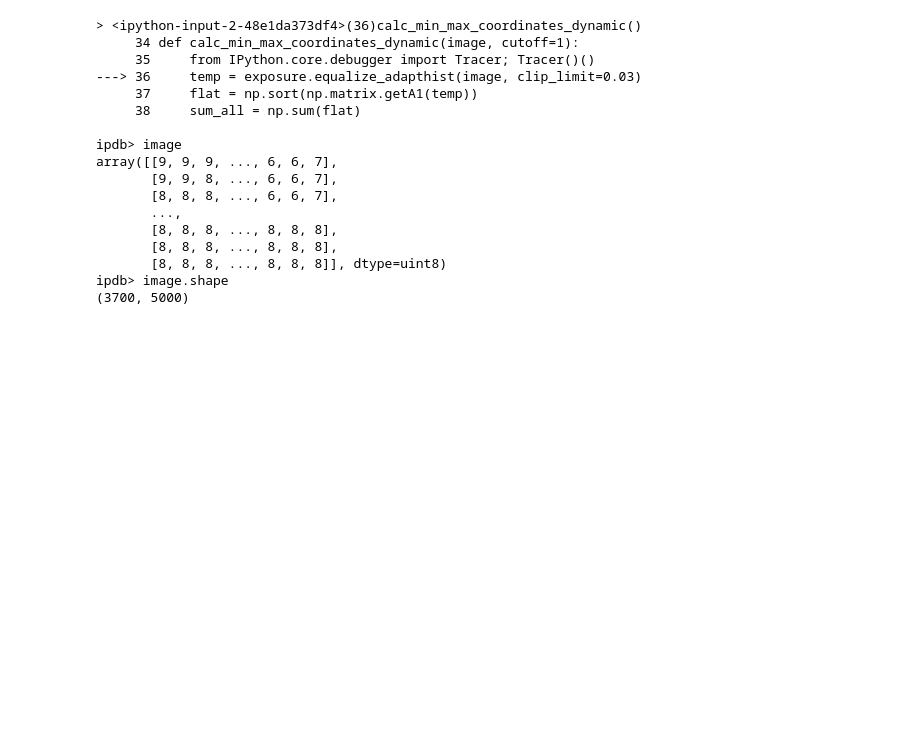
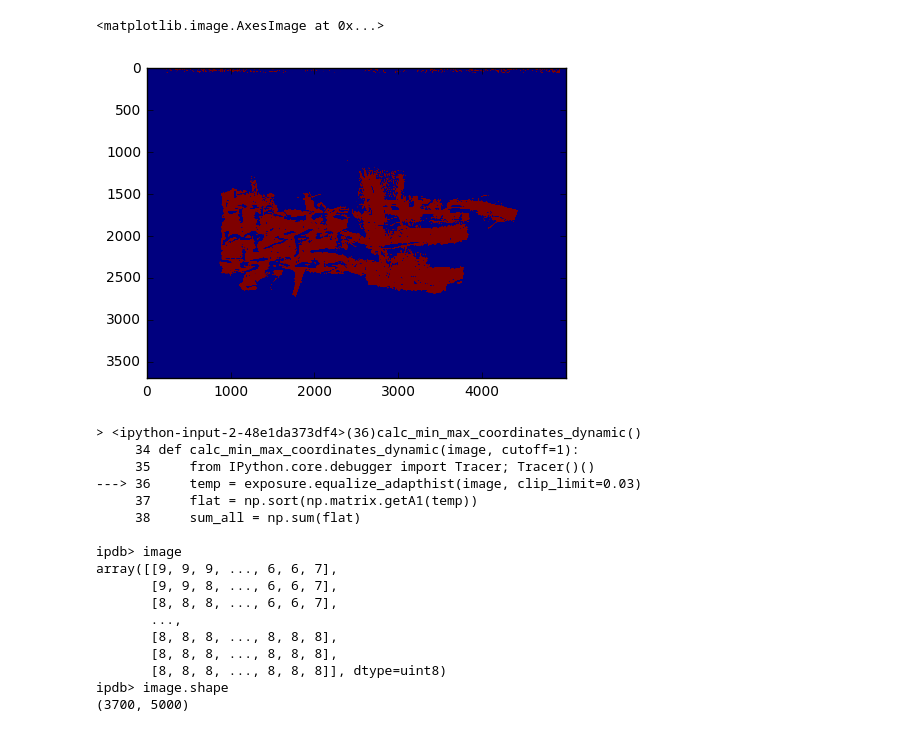
Before and after one commit to roy651/thesis, a Jupyter notebook: 3_PSD_and_filters.ipynb, the cells around one changed output. Saved outputs shown, nothing was run; the diff lists cells and outputs as text; code cells hidden in the pictures; blank space fills up the shorter version.

```diff
--- a/3_PSD_and_filters.ipynb
+++ b/3_PSD_and_filters.ipynb
@@ -251,3 +278,13 @@ def plot_comparison(original, filtered, filter_name):
+# %%
+cutoff=0.50
+flat = np.sort(np.matrix.getA1(temp1))
+sum_all = np.sum(flat)
+index = np.argmin(flat.cumsum() < (sum_all * cutoff))
+temp = thresholded(temp1, flat[index])
+plt.imshow(temp)
+# %% [output]
+<matplotlib.image.AxesImage at 0x...>
+[figure, added]
 # %%
 # Read the blue wave-length image and show it
 blue = read_and_crop("P598-Fg009-R-C01-R01-D07012014-T124244-LR924__012.jpg")
```
Also changed, not shown: parts of 3 cells of this notebook, 7 other files.
